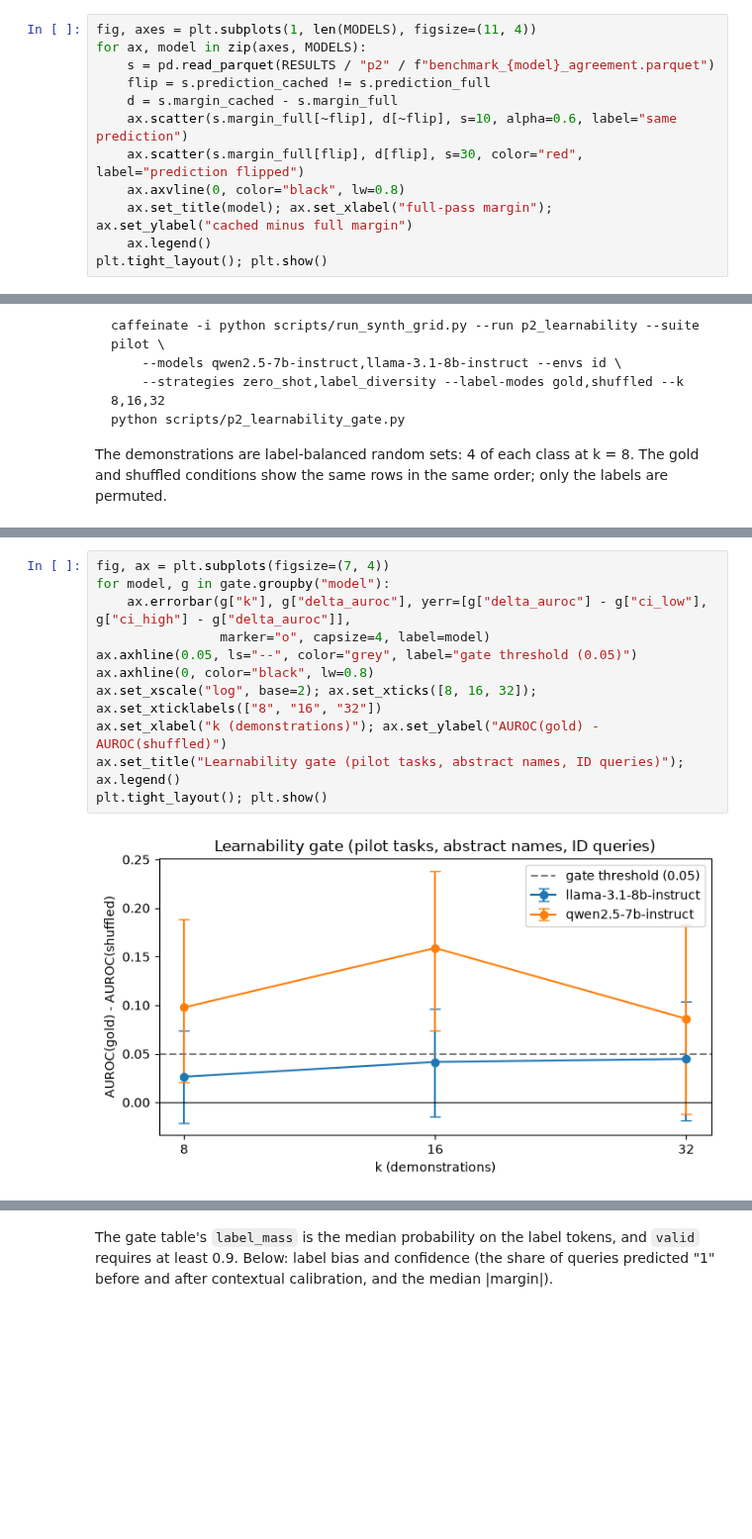
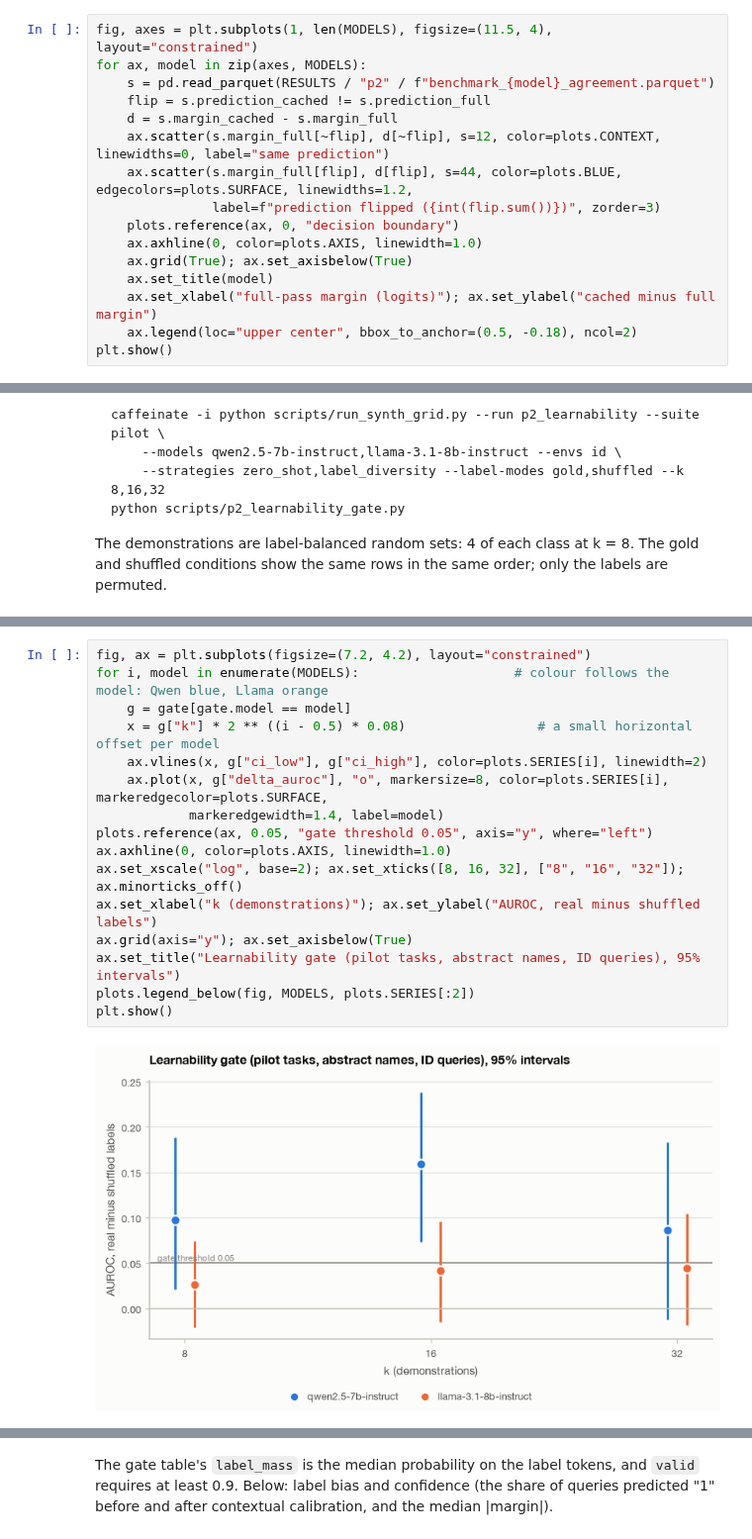
Before and after one commit to Chenuka-Garusinghe/LLM-ICL-OOD-Honours, a Jupyter notebook: sata-project/notebooks/02_pilot_and_priors.ipynb, the cells around one changed output, grey strips where cells are left out. Shown at 99% size. Cells and saved outputs as stored; diff of their text form; blank space fills up the shorter version.

```diff
--- a/sata-project/notebooks/02_pilot_and_priors.ipynb
+++ b/sata-project/notebooks/02_pilot_and_priors.ipynb
@@ -99,15 +105,19 @@ pd.DataFrame({m: {k: b.get(k) for k in keys} for m, b in bench.items()})
 | mean_abs_auroc_diff | 0.004167 | 0.043333 |
 | max_abs_auroc_diff | 0.02 | 0.09 |
 # %%
-fig, axes = plt.subplots(1, len(MODELS), figsize=(11, 4))
+fig, axes = plt.subplots(1, len(MODELS), figsize=(11.5, 4), layout="constrained")
 for ax, model in zip(axes, MODELS):
     s = pd.read_parquet(RESULTS / "p2" / f"benchmark_{model}_agreement.parquet")
     flip = s.prediction_cached != s.prediction_full
     d = s.margin_cached - s.margin_full
-    ax.scatter(s.margin_full[~flip], d[~flip], s=10, alpha=0.6, label="same prediction")
-    ax.scatter(s.margin_full[flip], d[flip], s=30, color="red", label="prediction flipped")
-    ax.axvline(0, color="black", lw=0.8)
-    ax.set_title(model); ax.set_xlabel("full-pass margin"); ax.set_ylabel("cached minus full margin")
-    ax.legend()
-plt.tight_layout(); plt.show()
+    ax.scatter(s.margin_full[~flip], d[~flip], s=12, color=plots.CONTEXT, linewidths=0, label="same prediction")
+    ax.scatter(s.margin_full[flip], d[flip], s=44, color=plots.BLUE, edgecolors=plots.SURFACE, linewidths=1.2,
+               label=f"prediction flipped ({int(flip.sum())})", zorder=3)
+    plots.reference(ax, 0, "decision boundary")
+    ax.axhline(0, color=plots.AXIS, linewidth=1.0)
+    ax.grid(True); ax.set_axisbelow(True)
+    ax.set_title(model)
+    ax.set_xlabel("full-pass margin (logits)"); ax.set_ylabel("cached minus full margin")
+    ax.legend(loc="upper center", bbox_to_anchor=(0.5, -0.18), ncol=2)
+plt.show()
 # %% [output]
@@ -141,15 +151,20 @@ smallest passing k: {'llama-3.1-8b-instruct': None, 'qwen2.5-7b-instruct': 8}
 | 4 | qwen2.5-7b-instruct | 16 | 0.613 | 0.454 | 0.159 | 0.074 | 0.238 | 11 | 12 | ... |
 | 5 | qwen2.5-7b-instruct | 32 | 0.585 | 0.499 | 0.086 | -0.012 | 0.183 | 8 | 12 | ... |
 # %%
-fig, ax = plt.subplots(figsize=(7, 4))
-for model, g in gate.groupby("model"):
-    ax.errorbar(g["k"], g["delta_auroc"], yerr=[g["delta_auroc"] - g["ci_low"], g["ci_high"] - g["delta_auroc"]],
-                marker="o", capsize=4, label=model)
-ax.axhline(0.05, ls="--", color="grey", label="gate threshold (0.05)")
-ax.axhline(0, color="black", lw=0.8)
-ax.set_xscale("log", base=2); ax.set_xticks([8, 16, 32]); ax.set_xticklabels(["8", "16", "32"])
-ax.set_xlabel("k (demonstrations)"); ax.set_ylabel("AUROC(gold) - AUROC(shuffled)")
-ax.set_title("Learnability gate (pilot tasks, abstract names, ID queries)"); ax.legend()
-plt.tight_layout(); plt.show()
+fig, ax = plt.subplots(figsize=(7.2, 4.2), layout="constrained")
+for i, model in enumerate(MODELS):                    # colour follows the model: Qwen blue, Llama orange
+    g = gate[gate.model == model]
+    x = g["k"] * 2 ** ((i - 0.5) * 0.08)                 # a small horizontal offset per model
+    ax.vlines(x, g["ci_low"], g["ci_high"], color=plots.SERIES[i], linewidth=2)
+    ax.plot(x, g["delta_auroc"], "o", markersize=8, color=plots.SERIES[i], markeredgecolor=plots.SURFACE,
+            markeredgewidth=1.4, label=model)
+plots.reference(ax, 0.05, "gate threshold 0.05", axis="y", where="left")
+ax.axhline(0, color=plots.AXIS, linewidth=1.0)
+ax.set_xscale("log", base=2); ax.set_xticks([8, 16, 32], ["8", "16", "32"]); ax.minorticks_off()
+ax.set_xlabel("k (demonstrations)"); ax.set_ylabel("AUROC, real minus shuffled labels")
+ax.grid(axis="y"); ax.set_axisbelow(True)
+ax.set_title("Learnability gate (pilot tasks, abstract names, ID queries), 95% intervals")
+plots.legend_below(fig, MODELS, plots.SERIES[:2])
+plt.show()
 # %% [output]
-[figure, old version]
+[figure, new version]
```
Also changed, not shown: parts of 13 cells of this notebook, 28 other files.
